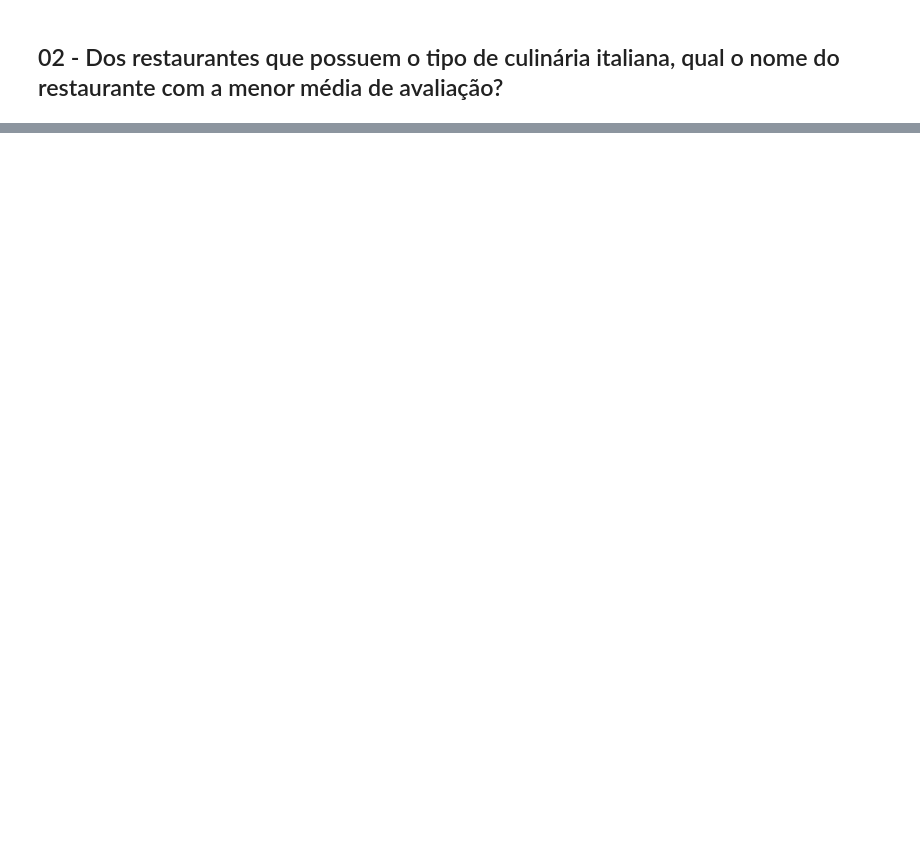
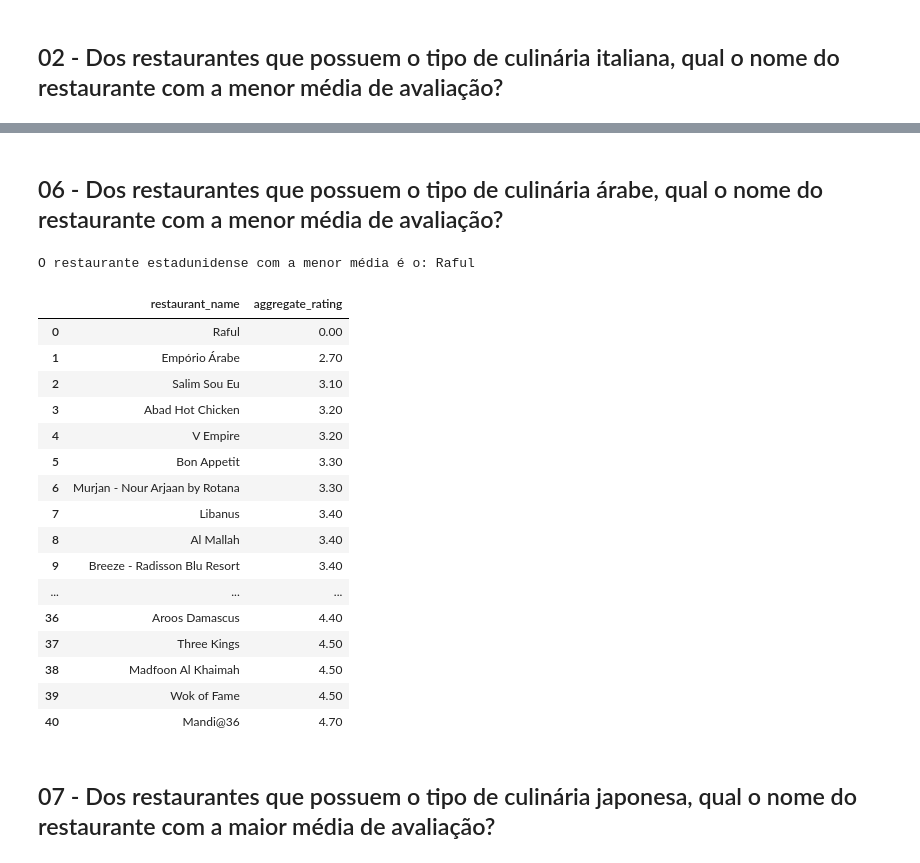
Before and after one commit to LuiMagno/DS_Notebooks, a Jupyter notebook: ComunidadeDS/FTC_Python/Projeto Final/ProjetoFinal - Geral.ipynb, the cells around one changed output, grey strips where cells are left out. Saved outputs shown, nothing was run; the diff lists cells and outputs as text; code cells hidden in the pictures; blank space fills up the shorter version.

```diff
--- a/ComunidadeDS/FTC_Python/Projeto Final/ProjetoFinal - Geral.ipynb
+++ b/ComunidadeDS/FTC_Python/Projeto Final/ProjetoFinal - Geral.ipynb
@@ -742,0 +667,28 @@ O restaurante italiano com a maior média é o: Bottega Louie
+# %% [markdown]
+## 06 - Dos restaurantes que possuem o tipo de culinária árabe, qual o nome do restaurante com a menor média de avaliação?
+# %%
+linhas_selecionadas = (df['cuisines'] == 'Arabian')
+df_aux = df.loc[linhas_selecionadas, ['restaurant_name', 'aggregate_rating']].groupby('restaurant_name').mean().sort_values(by='aggregate_rating').reset_index()
+print(f'O restaurante estadunidense com a menor média é o: {df_aux.iloc[0,0]}')
+df_aux
+# %% [output]
+O restaurante estadunidense com a menor média é o: Raful
+|  | restaurant_name | aggregate_rating |
+| 0 | Raful | 0.00 |
+| 1 | Empório Árabe | 2.70 |
+| 2 | Salim Sou Eu | 3.10 |
+| 3 | Abad Hot Chicken | 3.20 |
+| 4 | V Empire | 3.20 |
+| 5 | Bon Appetit | 3.30 |
+| 6 | Murjan - Nour Arjaan by Rotana | 3.30 |
+| 7 | Libanus | 3.40 |
+| 8 | Al Mallah | 3.40 |
+| 9 | Breeze - Radisson Blu Resort | 3.40 |
+| ... | ... | ... |
+| 36 | Aroos Damascus | 4.40 |
+| 37 | Three Kings | 4.50 |
+| 38 | Madfoon Al Khaimah | 4.50 |
+| 39 | Wok of Fame | 4.50 |
+| 40 | Mandi@36 | 4.70 |
+# %% [markdown]
+## 07 - Dos restaurantes que possuem o tipo de culinária japonesa, qual o nome do restaurante com a maior média de avaliação?
```
Also changed, not shown: parts of 37 cells of this notebook.
